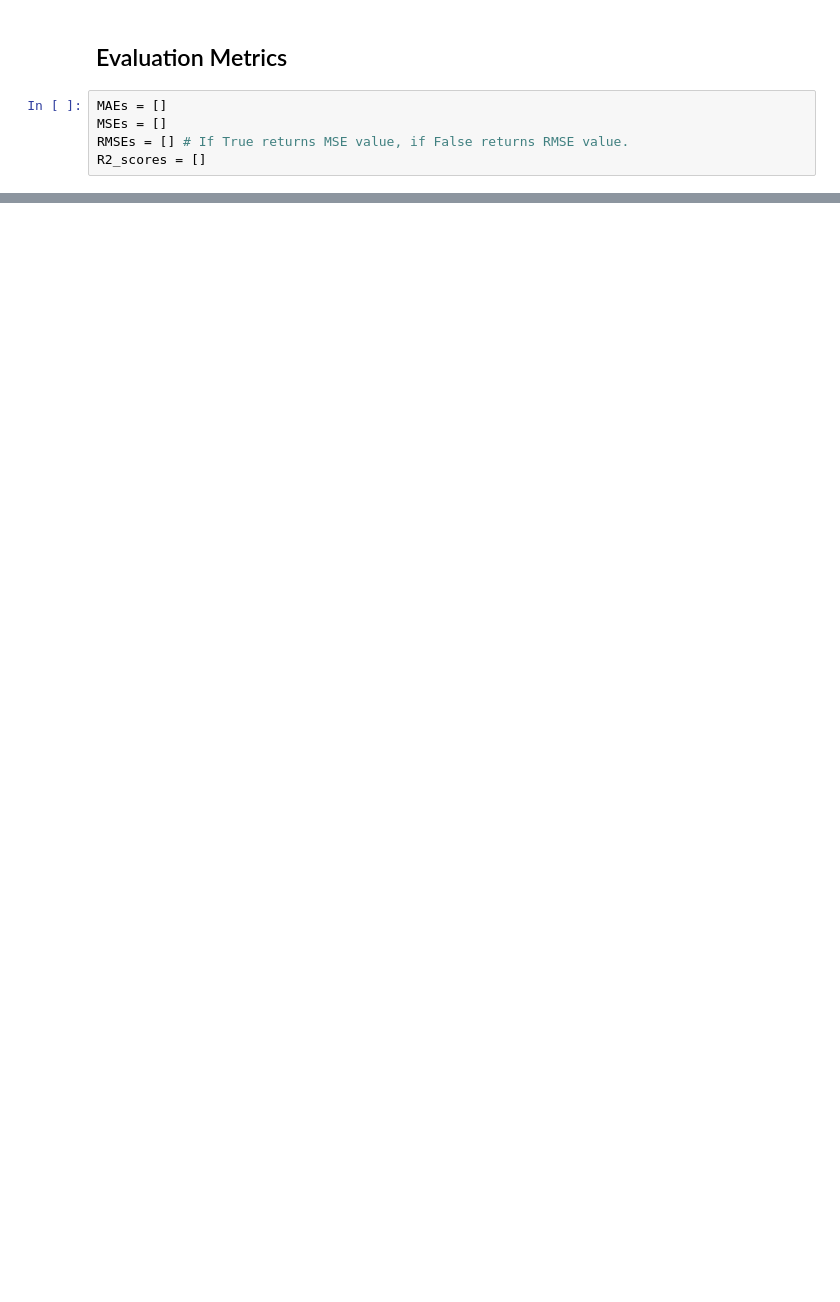
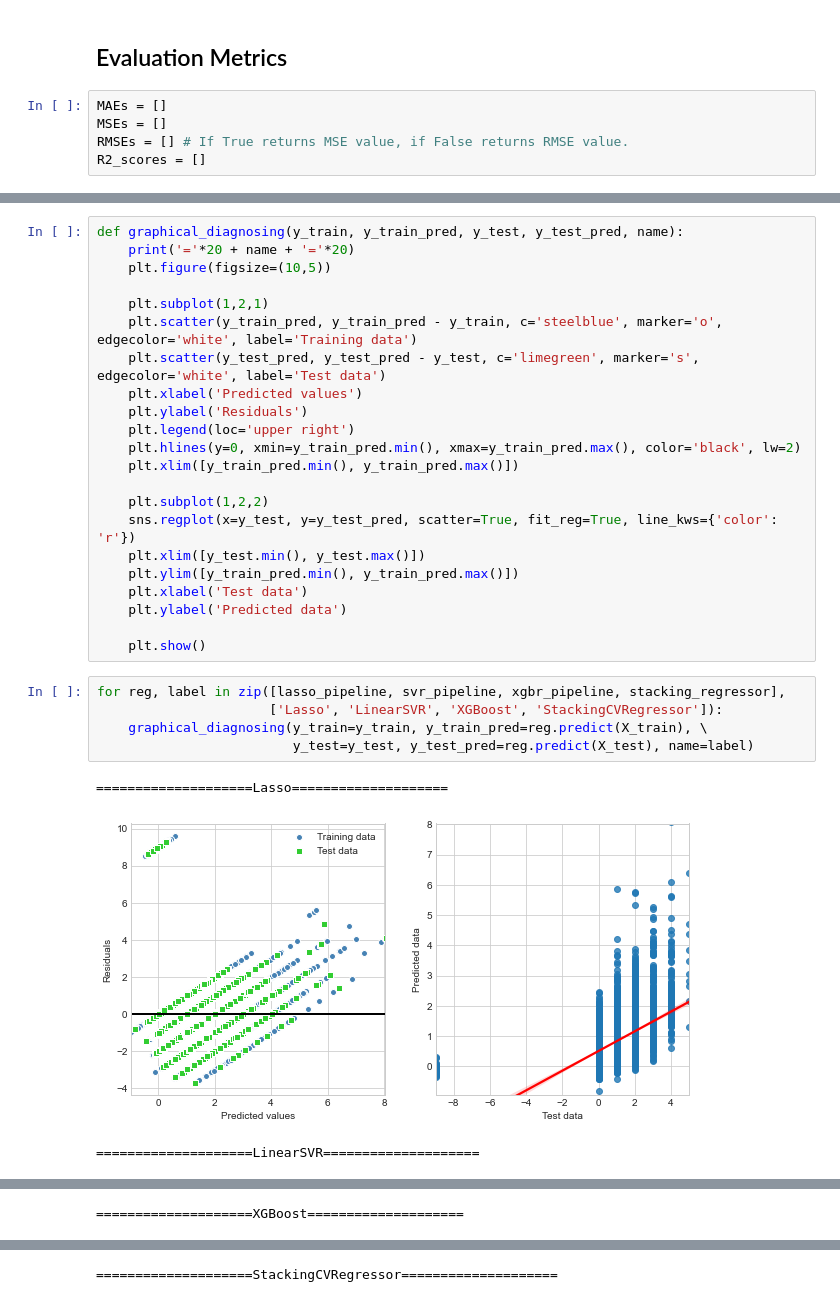
Before and after one commit to djosifovski/Tornado-Magnitude-Prediction, a Jupyter notebook: Tornado-Magnitude-Prediction.ipynb, the cells around one changed output, grey strips where cells are left out. Cells and saved outputs as stored; diff of their text form; blank space fills up the shorter version.

```diff
--- a/Tornado-Magnitude-Prediction.ipynb
+++ b/Tornado-Magnitude-Prediction.ipynb
@@ -385,0 +462,31 @@ Read the format decscription document of the columns [here](https://www.spc.noaa
+# %%
+def graphical_diagnosing(y_train, y_train_pred, y_test, y_test_pred, name):
+    print('='*20 + name + '='*20)
+    plt.figure(figsize=(10,5))
+
+    plt.subplot(1,2,1)
+    plt.scatter(y_train_pred, y_train_pred - y_train, c='steelblue', marker='o', edgecolor='white', label='Training data')
+    plt.scatter(y_test_pred, y_test_pred - y_test, c='limegreen', marker='s', edgecolor='white', label='Test data')
+    plt.xlabel('Predicted values')
+    plt.ylabel('Residuals')
+    plt.legend(loc='upper right')
+    plt.hlines(y=0, xmin=y_train_pred.min(), xmax=y_train_pred.max(), color='black', lw=2)
+    plt.xlim([y_train_pred.min(), y_train_pred.max()])
+
+    plt.subplot(1,2,2)
+    sns.regplot(x=y_test, y=y_test_pred, scatter=True, fit_reg=True, line_kws={'color': 'r'})
+    plt.xlim([y_test.min(), y_test.max()])
+    plt.ylim([y_train_pred.min(), y_train_pred.max()])
+    plt.xlabel('Test data')
+    plt.ylabel('Predicted data')
+
+    plt.show()
+# %%
+for reg, label in zip([lasso_pipeline, svr_pipeline, xgbr_pipeline, stacking_regressor],
+                      ['Lasso', 'LinearSVR', 'XGBoost', 'StackingCVRegressor']):
+    graphical_diagnosing(y_train=y_train, y_train_pred=reg.predict(X_train), \
+                         y_test=y_test, y_test_pred=reg.predict(X_test), name=label)
+# %% [output]
+====================Lasso====================
+[figure, added]
+====================LinearSVR====================
@@ -385,0 +494 @@ Read the format decscription document of the columns [here](https://www.spc.noaa
+====================XGBoost====================
@@ -385,0 +496 @@ Read the format decscription document of the columns [here](https://www.spc.noaa
+====================StackingCVRegressor====================
```
Also changed, not shown: parts of 50 cells of this notebook.
